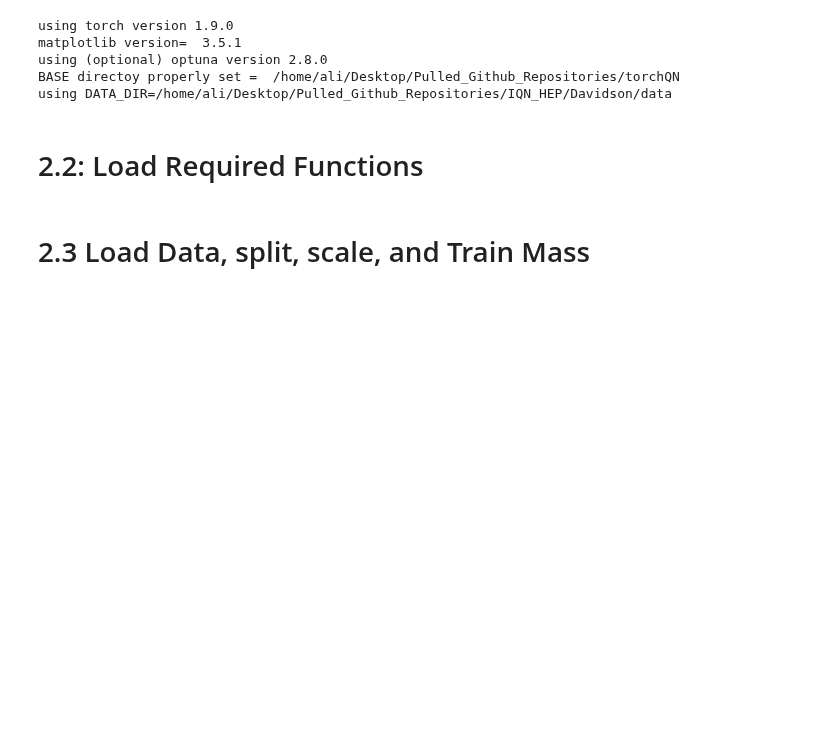
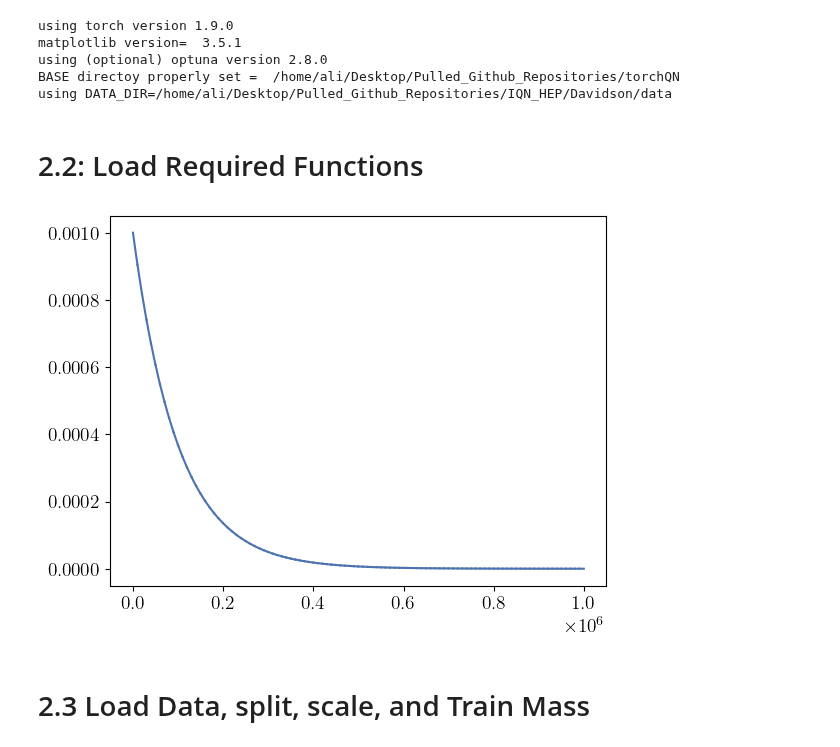
Before and after one commit to AliAlkadhim/torchQN, a Jupyter notebook: JupyterBook/2_Train_all_IQNs.ipynb, the cells around one changed output. Cells and saved outputs as stored; diff of their text form; code cells hidden in the pictures; blank space fills up the shorter version.

```diff
--- a/JupyterBook/2_Train_all_IQNs.ipynb
+++ b/JupyterBook/2_Train_all_IQNs.ipynb
@@ -211,3 +213,25 @@ BASE directoy properly set =  /home/ali/Desktop/Pulled_Github_Repositories/torch
 using DATA_DIR=/home/ali/Desktop/Pulled_Github_Repositories/IQN_HEP/Davidson/data
 # %% [markdown]
 # 2.2: Load Required Functions
+# %%
+
+class LR_Cooler:
+    def __init__(self, starting_lr: float, total_iterations: int, iter_: int) -> float:
+        self.starting_lr=starting_lr
+        self.iter_=iter_
+        self.total_iterations= total_iterations
+    def exponential_decay(self):
+        return self.starting_lr * (np.exp(-  self.iter_/1e5 ))
+    def exponential_decay_2(self):
+        decay_rate=1e-3
+        return self.starting_lr * np.exp(- decay_rate* self.iter)
+
+    def fractional_decay(self):
+        final_time = 1
+        return self.starting_lr/(self.iter + final_time)
+# %%
+LR_sched = LR_Cooler(1e-3, np.arange(1e6), np.arange(1e6))
+LR = LR_sched.exponential_decay()
+plt.plot(np.arange(1e6), LR);plt.show()
+# %% [output]
+[figure, added]
```
Also changed, not shown: parts of 11 cells of this notebook, 33 other files.
